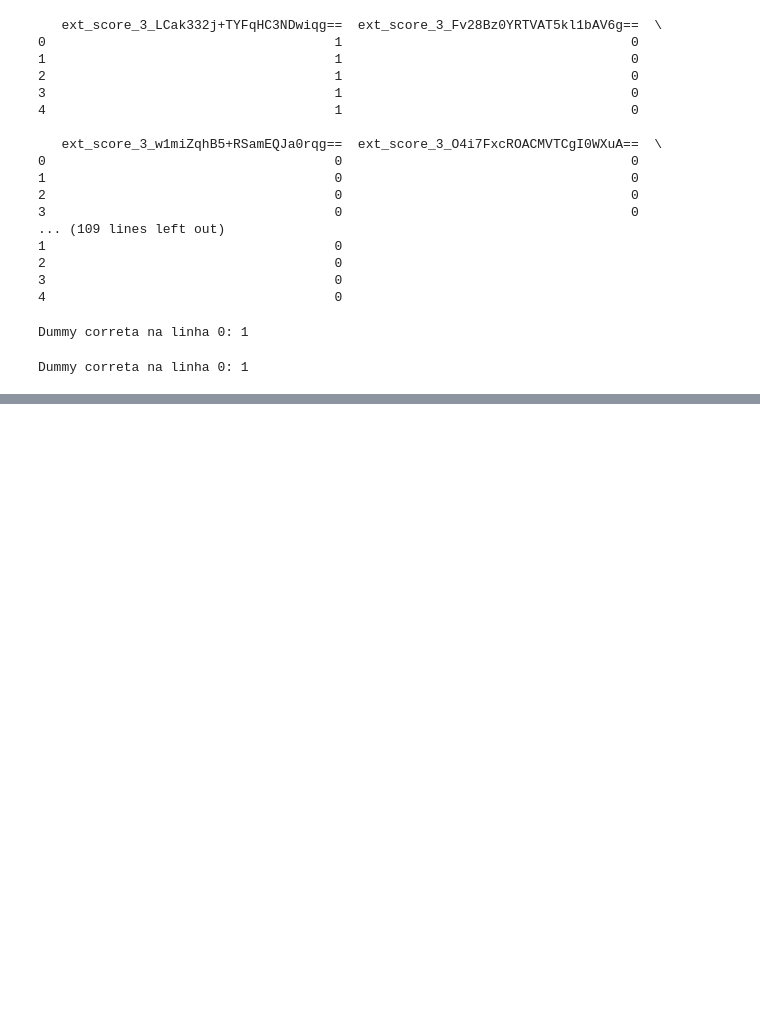
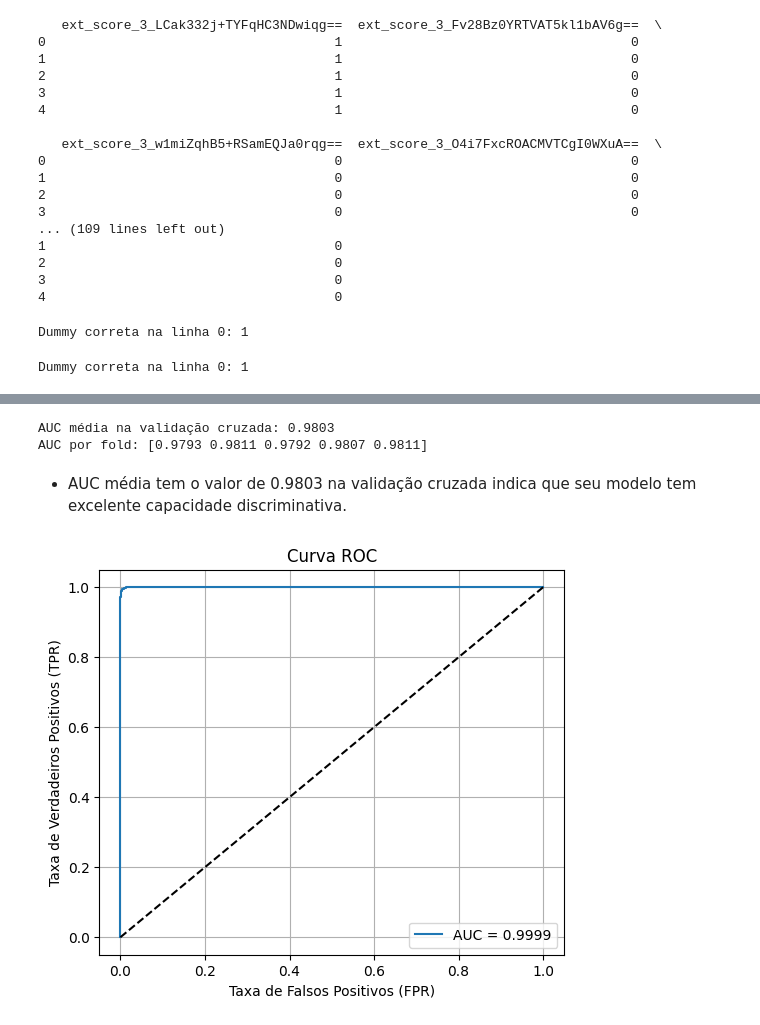
Before and after one commit to josieleferreira/credito_fintech, a Jupyter notebook: notebooks/predictive_model.ipynb, the cells around one changed output, grey strips where cells are left out. Cells and saved outputs as stored; diff of their text form; code cells hidden in the pictures; blank space fills up the shorter version.

```diff
--- a/notebooks/predictive_model.ipynb
+++ b/notebooks/predictive_model.ipynb
@@ -500,0 +418,11 @@ Essa curva Precision-Recall indica que seu modelo está com desempenho muito bom
+# %%
+# Pipeline completo com imputação e padronização
+pipeline = Pipeline(steps=[
+    ('imputer', SimpleImputer(strategy='median')),
+    ('scaler', StandardScaler()),
+    ('model', LogisticRegression(
+        max_iter=1000,
+        class_weight='balanced',
+        random_state=42
+    ))
+])
@@ -500,0 +432,2 @@ Essa curva Precision-Recall indica que seu modelo está com desempenho muito bom
+# %%
+pipeline.fit(X_train, y_train)
@@ -500,0 +454,37 @@ Essa curva Precision-Recall indica que seu modelo está com desempenho muito bom
+# %%
+# Validação cruzada estratificada (5 folds) com cross_val_score
+cv_scores = cross_val_score(
+    pipeline, X, y,
+    cv=5,
+    scoring='roc_auc'
+)
+
+print("AUC média na validação cruzada:", round(np.mean(cv_scores), 4))
+print("AUC por fold:", np.round(cv_scores, 4))
+# %% [output]
+AUC média na validação cruzada: 0.9803
+AUC por fold: [0.9793 0.9811 0.9792 0.9807 0.9811]
+# %% [markdown]
+- AUC média tem o valor de 0.9803 na validação cruzada indica que seu modelo tem excelente capacidade discriminativa.
+# %%
+# Curva ROC e AUC
+
+# Obter probabilidades do modelo (para AUC)
+y_proba = pipeline.predict_proba(X_test)[:, 1]
+
+# Calcular curva ROC
+fpr, tpr, thresholds = roc_curve(y_test, y_proba)
+auc_score = roc_auc_score(y_test, y_proba)
+
+# Plotar curva ROC
+plt.figure(figsize=(6, 5))
+plt.plot(fpr, tpr, label=f'AUC = {auc_score:.4f}')
+plt.plot([0, 1], [0, 1], 'k--')
+plt.xlabel('Taxa de Falsos Positivos (FPR)')
+plt.ylabel('Taxa de Verdadeiros Positivos (TPR)')
+plt.title('Curva ROC')
+plt.legend()
+plt.grid()
+plt.show()
+# %% [output]
+[figure, added]
```
Also changed, not shown: parts of 57 cells of this notebook, 3 other files.
